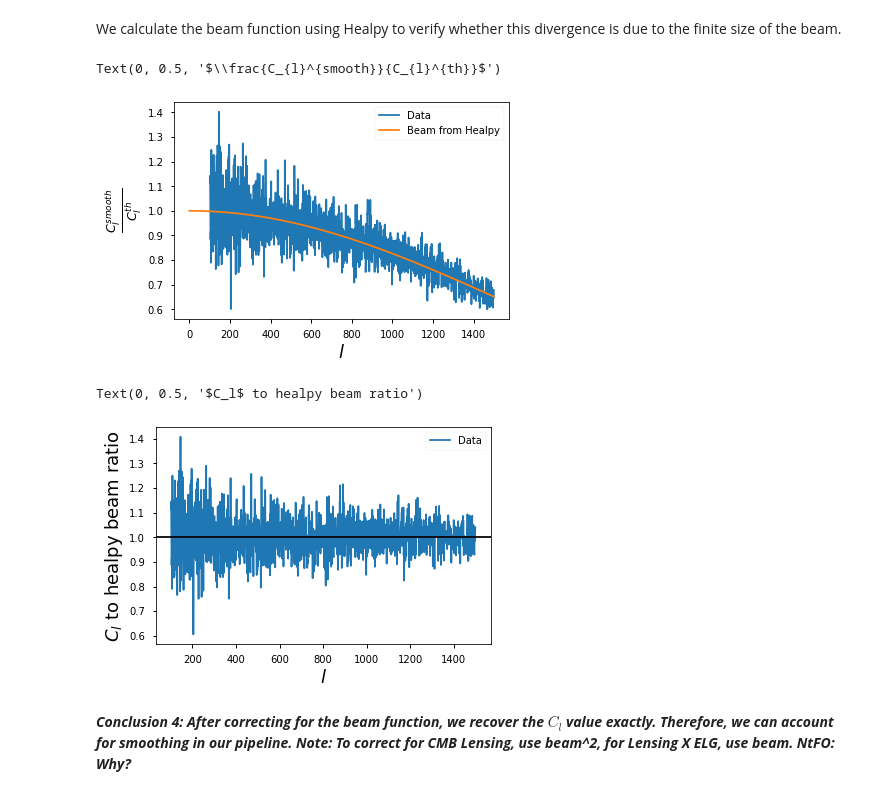
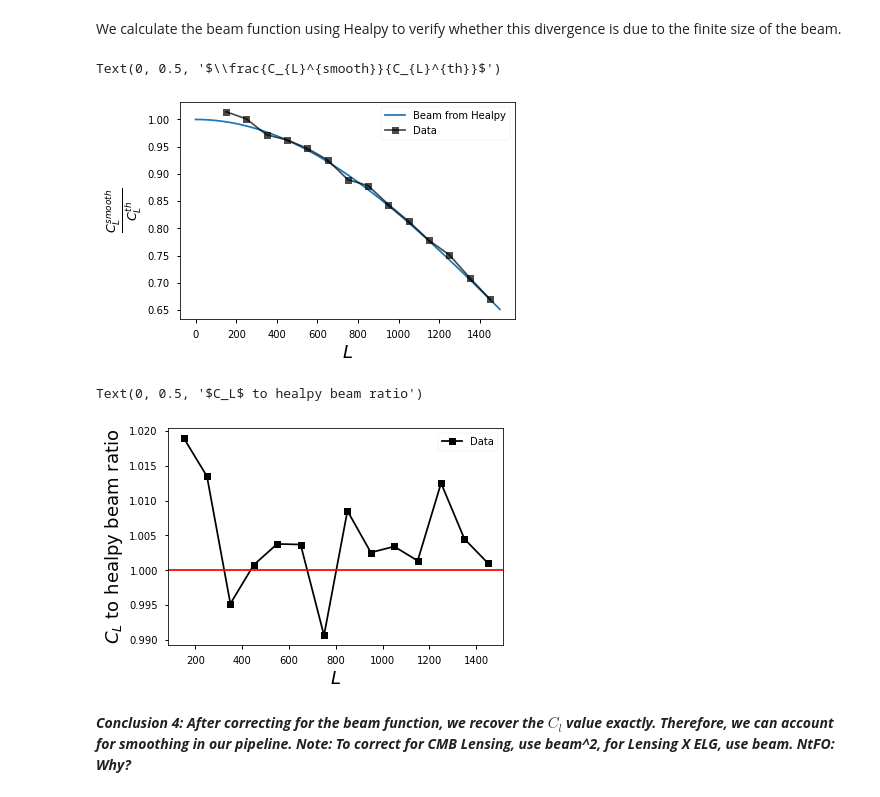
Before and after one commit to tanveerkarim/desi-lensing-cc, a Jupyter notebook: systematic-tests.ipynb, the cells around one changed output. Drawn from its saved outputs; the diff is of its cells as text; code cells hidden in the pictures.

```diff
--- a/systematic-tests.ipynb
+++ b/systematic-tests.ipynb
@@ -483,0 +479,4 @@ plt.plot(ell[ell>lmin], (cl_cross_smoothed/cls_cross_th)[ell>lmin])
+# %%
+_, cL_cross_smoothed = bin_mat(ell, cl_cross_smoothed, bins)
+
+plt.plot(ELL[ELL > lmin], (cL_cross_smoothed/cLs_cross_th)[ELL > lmin])
@@ -486,23 +488,27 @@ We calculate the beam function using Healpy to verify whether this divergence is
 # %%
 beam = hp.gauss_beam(fwhm=np.deg2rad(FWHM), lmax = lmax - 1)
 
-plt.plot(ell[ell>lmin], (cl_cross_smoothed/cls_cross_th)[ell>lmin], label = "Data")
 plt.plot(ell, beam, label = 'Beam from Healpy')
+plt.plot(ELL[ELL>lmin], (cL_cross_smoothed/cLs_cross_th)[ELL>lmin], 'ks',
+         ls = '-', label = "Data", alpha = 0.7)
 plt.legend(loc = 'best')
-plt.xlabel(r"$l$", fontsize = fs)
-plt.ylabel(r"$\frac{C_{l}^{smooth}}{C_{l}^{th}}$", fontsize = fs)
+plt.xlabel(r"$L$", fontsize = fs)
+plt.ylabel(r"$\frac{C_{L}^{smooth}}{C_{L}^{th}}$", fontsize = fs)
 # %% [output]
-Text(0, 0.5, '$\\frac{C_{l}^{smooth}}{C_{l}^{th}}$')
+Text(0, 0.5, '$\\frac{C_{L}^{smooth}}{C_{L}^{th}}$')
-[figure, old version]
+[figure, new version]
 # %%
-plt.plot(ell[ell>lmin], ((cl_cross_smoothed/cls_cross_th)/beam)[ell>lmin], label = "Data")
-plt.axhline(1, c = 'k')
+_, beamL = bin_mat(ell, beam, bins)
+
+plt.plot(ELL[ELL>lmin], ((cL_cross_smoothed/cLs_cross_th)/beamL)[ELL>lmin],
+         'ks', ls = '-', label = "Data")
+plt.axhline(1, c = 'r')
 plt.legend(loc = 'best')
-plt.xlabel(r"$l$", fontsize = fs)
-plt.ylabel(r"$C_l$ to healpy beam ratio", fontsize = fs)
+plt.xlabel(r"$L$", fontsize = fs)
+plt.ylabel(r"$C_L$ to healpy beam ratio", fontsize = fs)
 # %% [output]
-Text(0, 0.5, '$C_l$ to healpy beam ratio')
+Text(0, 0.5, '$C_L$ to healpy beam ratio')
-[figure, old version]
+[figure, new version]
 # %% [markdown]
 ***Conclusion 4: After correcting for the beam function, we recover the $C_l$ value exactly. Therefore, we can account for smoothing in our pipeline.
 Note: To correct for CMB Lensing, use beam^2, for Lensing X ELG, use beam.
```
Also changed, not shown: parts of 27 cells of this notebook.
